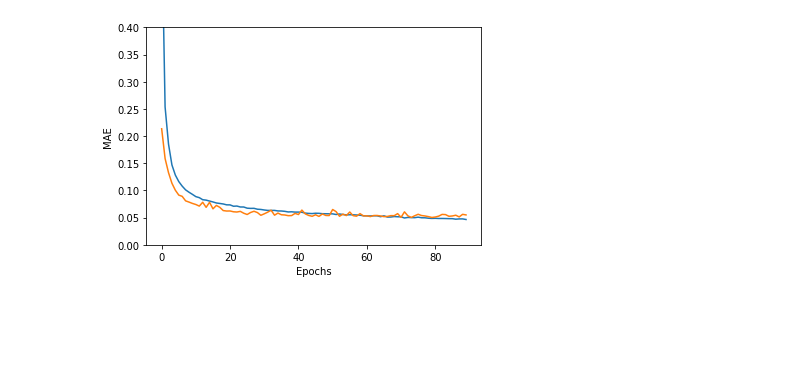
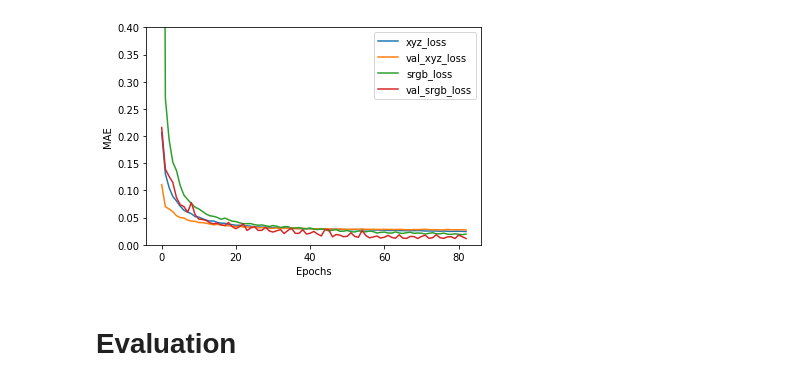
Before and after one commit to syalabi-seet/XYZNetCustom, a Jupyter notebook: train.ipynb, the cells around one changed output. Cells and saved outputs as stored; diff of their text form; code cells hidden in the pictures; blank space fills up the shorter version.

```diff
--- a/train.ipynb
+++ b/train.ipynb
@@ -113,13 +199,19 @@ for epoch in range(current_epoch+1, EPOCHS+1):
 # %%
 history = pd.read_json("history/history.json", orient="column")
-plt.plot(history['loss'])
-plt.plot(history['val_loss'])
+
+plt.plot(history['xyz_loss'], label='xyz_loss')
+plt.plot(history['val_xyz_loss'], label='val_xyz_loss')
+plt.plot(history['srgb_loss'], label='srgb_loss')
+plt.plot(history['val_srgb_loss'], label='val_srgb_loss')
 plt.xlabel('Epochs')
 plt.ylabel('MAE')
 plt.ylim(top=0.4, bottom=0)
+plt.legend()
 plt.show()
 # %% [output]
-[figure, old version]
+[figure, new version]
+# %% [markdown]
+# Evaluation
 # %%
 for test_batch in test_dataset.data:
     sRGB_image = test_batch['sRGB_image']
```
Also changed, not shown: parts of 8 cells of this notebook, 8 other files.
